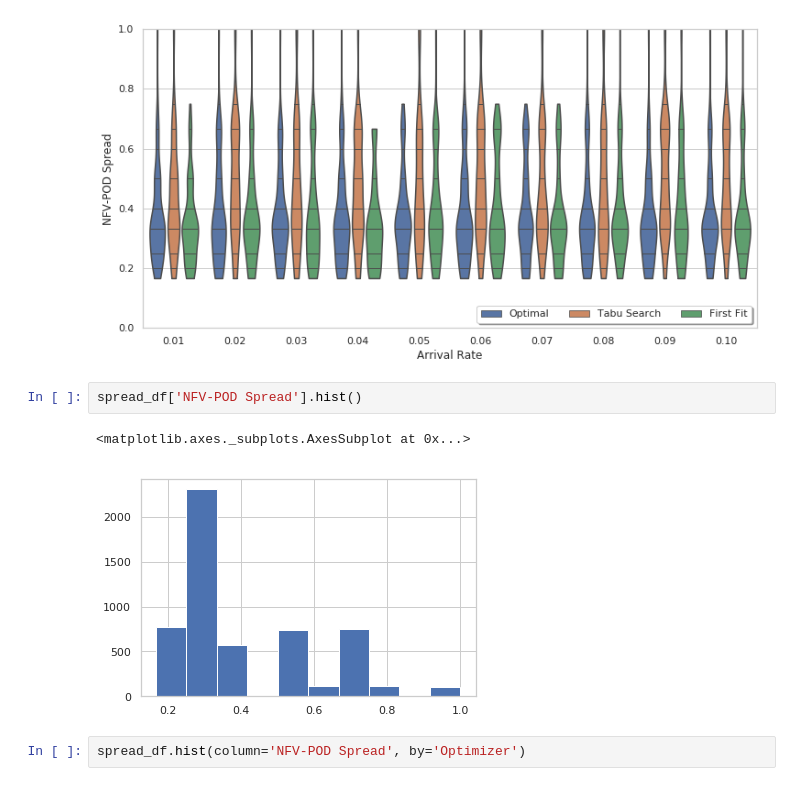
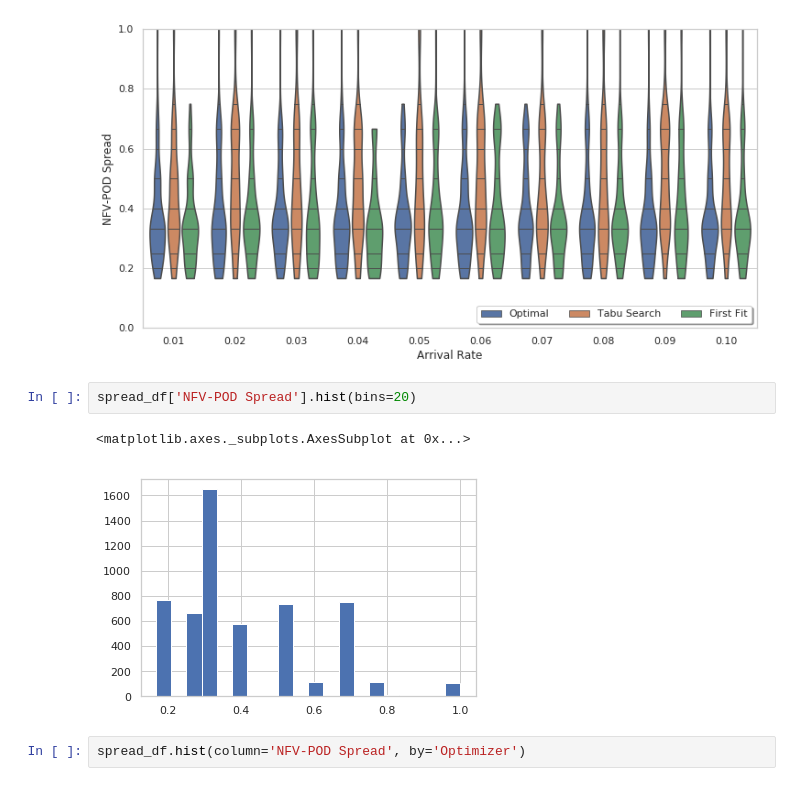
Before and after one commit to mfbari/esso, a Jupyter notebook: plots/plot_server_and_co_spread.ipynb, the cells around one changed output. Saved outputs shown, nothing was run; the diff lists cells and outputs as text.

```diff
--- a/plots/plot_server_and_co_spread.ipynb
+++ b/plots/plot_server_and_co_spread.ipynb
@@ -98,10 +98,10 @@ plt.legend(loc='lower right', fancybox=True, shadow=True, ncol=3)
 <matplotlib.legend.Legend at 0x...>
 [figure]
 # %%
-spread_df['NFV-POD Spread'].hist()
+spread_df['NFV-POD Spread'].hist(bins=20)
 # %% [output]
 <matplotlib.axes._subplots.AxesSubplot at 0x...>
-[figure, old version]
+[figure, new version]
 # %%
 spread_df.hist(column='NFV-POD Spread', by='Optimizer')
 # %% [output]
```
Also changed, not shown: parts of 1 cell of this notebook.
